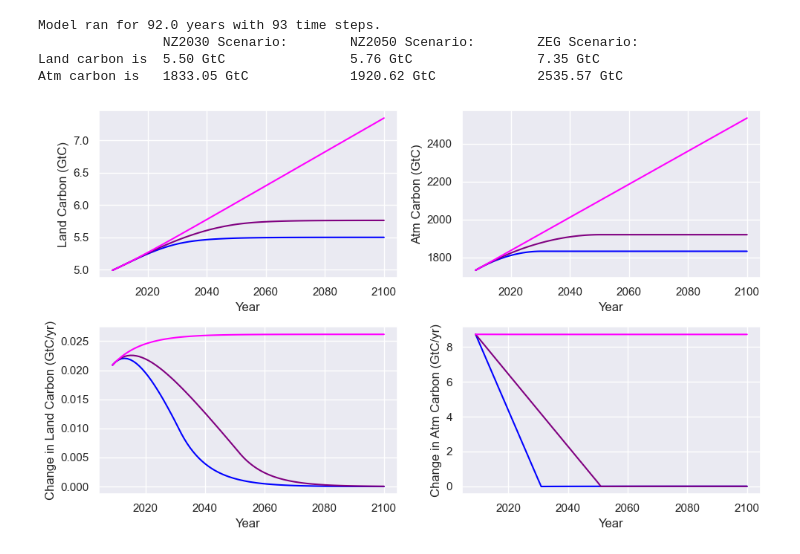
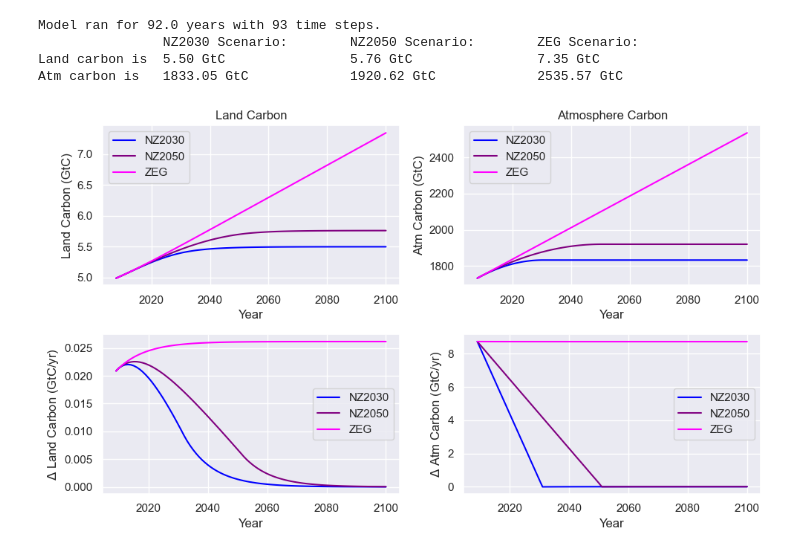
Before and after one commit to julober/geos518_modeling, a Jupyter notebook: hw/mod02_Finite-Difference-Box-Models/mod02-CarbonModel-Assignment.ipynb, the cells around one changed output. Saved outputs shown, nothing was run; the diff lists cells and outputs as text; code cells hidden in the pictures.

Commit message:
make plots better

```diff
--- a/hw/mod02_Finite-Difference-Box-Models/mod02-CarbonModel-Assignment.ipynb
+++ b/hw/mod02_Finite-Difference-Box-Models/mod02-CarbonModel-Assignment.ipynb
@@ -280,31 +282,37 @@ diff_Mland_zeg = np.diff(Mland_zeg)
 # %%
 fig, ax = plt.subplots(2, 2, figsize=(10,6))
 
 ax[0,0].plot(year, Mland_nz30, color='blue', label='NZ2030')
 ax[0,0].plot(year, Mland_nz50, color='purple', label='NZ2050')
 ax[0,0].plot(year, Mland_zeg, color='magenta', label='ZEG')
 ax[0,0].set_xlabel("Year")
 ax[0,0].set_ylabel("Land Carbon (GtC)")
+ax[0,0].legend()
+ax[0,0].set_title("Land Carbon")
 
 ax[0,1].plot(year, Matm_nz30, color='blue', label='NZ2030')
 ax[0,1].plot(year, Matm_nz50, color='purple', label='NZ2050')
 ax[0,1].plot(year, Matm_zeg, color='magenta', label='ZEG')
 ax[0,1].set_xlabel("Year")
 ax[0,1].set_ylabel("Atm Carbon (GtC)")
+ax[0,1].legend()
+ax[0,1].set_title("Atmosphere Carbon")
 
 ax[1,0].plot(year[1:], diff_Mland_nz30, color='blue', label='NZ2030')
 ax[1,0].plot(year[1:], diff_Mland_nz50, color='purple', label='NZ2050')
 ax[1,0].plot(year[1:], diff_Mland_zeg, color='magenta', label='ZEG')
 ax[1,0].set_xlabel("Year")
-ax[1,0].set_ylabel("Change in Land Carbon (GtC/yr)")
+ax[1,0].set_ylabel(r"$\Delta$ Land Carbon (GtC/yr)")
+ax[1,0].legend()
 
 ax[1,1].plot(year[1:], diff_Matm_nz30, color='blue', label='NZ2030')
 ax[1,1].plot(year[1:], diff_Matm_nz50, color='purple', label='NZ2050')
 ax[1,1].plot(year[1:], diff_Matm_zeg, color='magenta', label='ZEG')
 ax[1,1].set_xlabel("Year")
-ax[1,1].set_ylabel("Change in Atm Carbon (GtC/yr)")
+ax[1,1].set_ylabel(r"$\Delta$ Atm Carbon (GtC/yr)")
+ax[1,1].legend()
 
 plt.tight_layout()
 plt.show()
 # %% [output]
-[figure, old version]
+[figure, new version]
```
Also changed, not shown: parts of 1 cell of this notebook.
